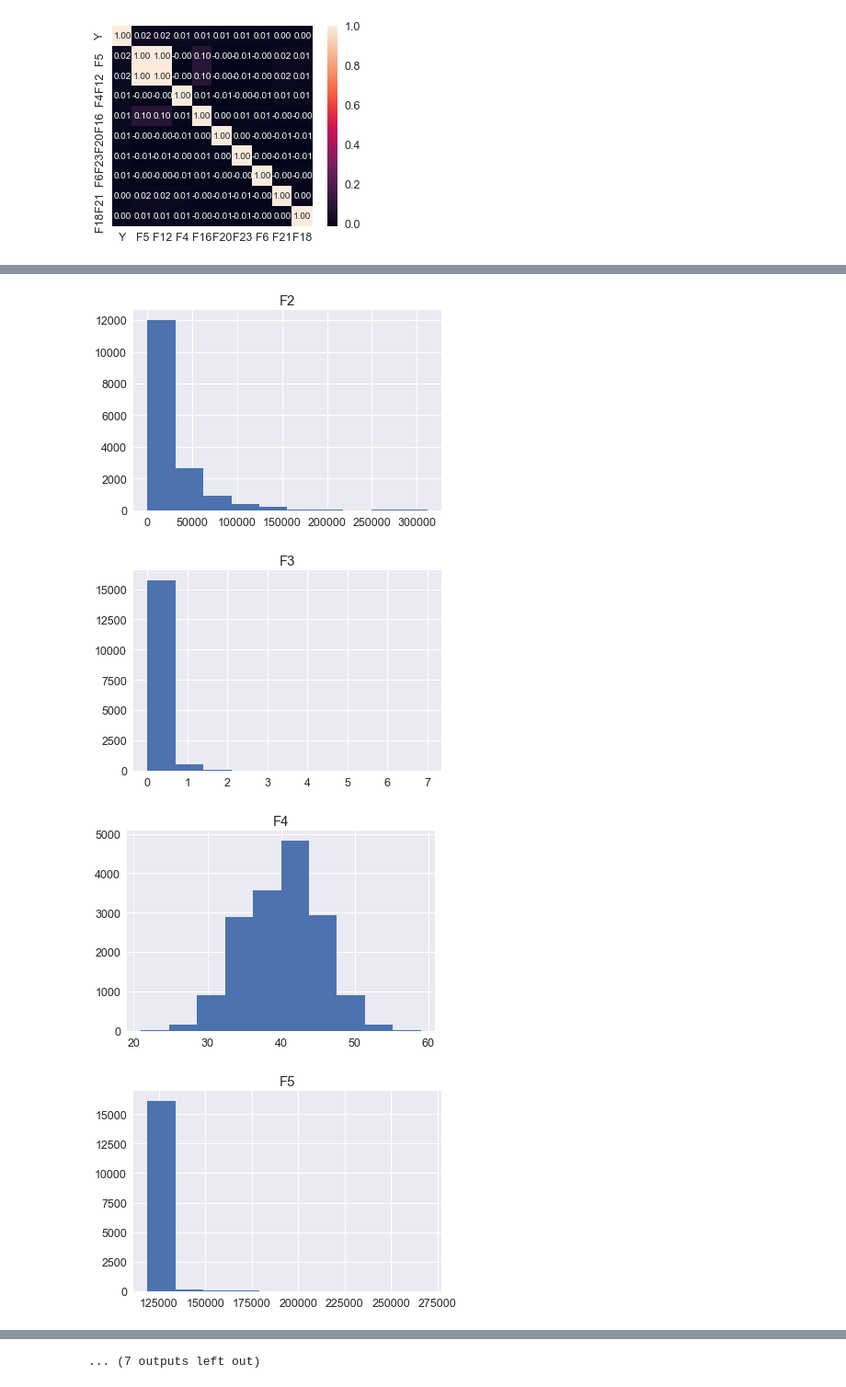
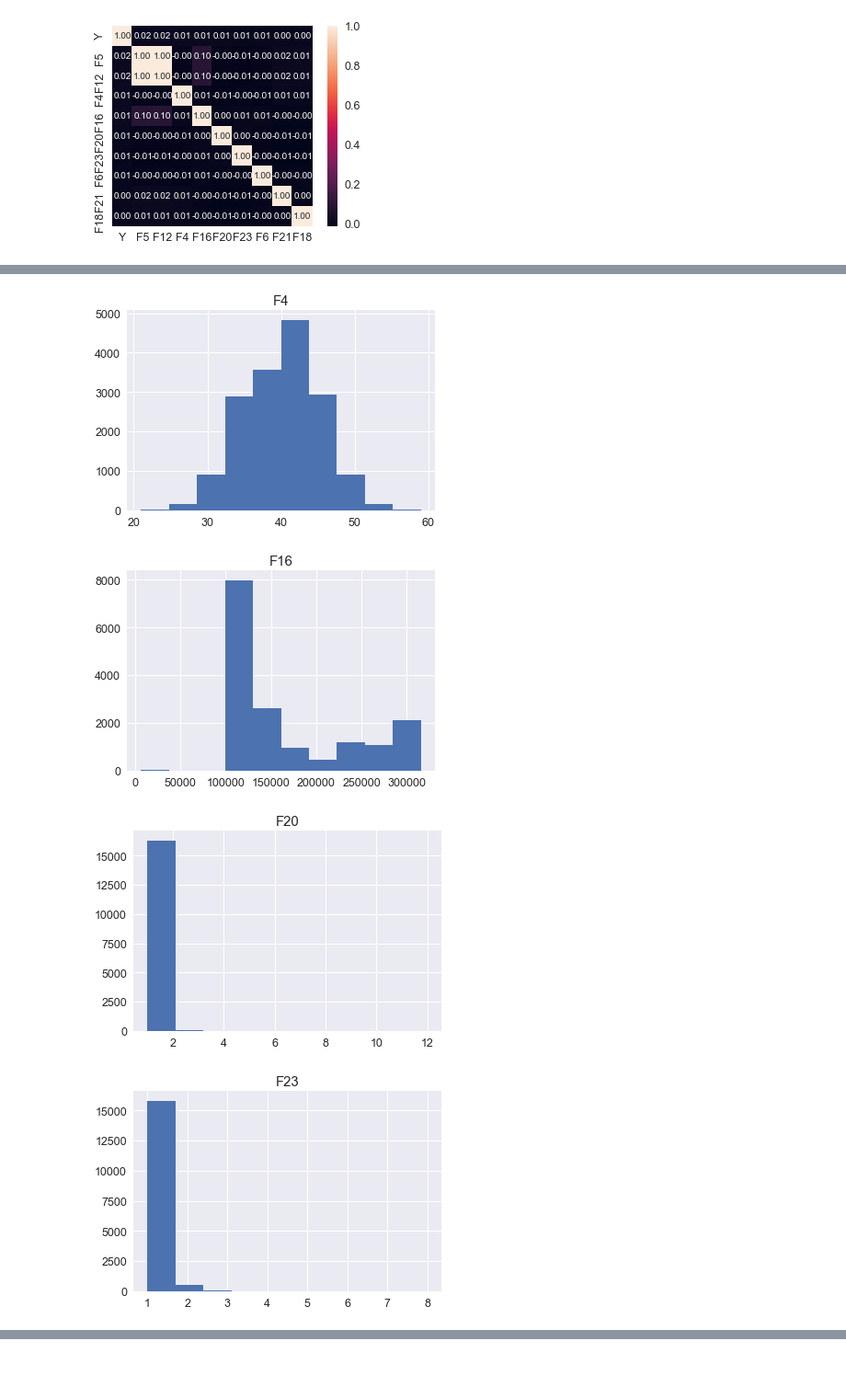
Before and after one commit to corbosiny/KaggleMidterm_EE379k, a Jupyter notebook: KaggleComp.ipynb, the cells around one changed output, grey strips where cells are left out. Shown at 92% size. Cells and saved outputs as stored; diff of their text form; code cells hidden in the pictures.

```diff
--- a/KaggleComp.ipynb
+++ b/KaggleComp.ipynb
@@ -140,6 +140,9 @@ trainCopy = trainCopy.drop(['F24', 'F13', 'F12', 'F17', 'F22'], 1)
 #alongside each graph we will print out the skewness and kurtosis of the data to give me some numerical feel to it's
 #skewness too
 
-for column in trainCopy.columns[2:]: #starting after the ID and Y column
+#NOTE: From here we're going to only use the features that have any correlation with Y, those features are:
+cols = ['F5', 'F4', 'F16', 'F20', 'F23']
+
+for column in cols: #starting after the ID and Y column
     trainCopy.hist(column= column)
 # %% [output]
@@ -147,4 +150,4 @@ for column in trainCopy.columns[2:]: #starting after the ID and Y column
-[figure, old version]
+[figure, new version]
-[figure, old version]
+[figure, new version]
-[figure, old version]
+[figure, new version]
-[figure, old version]
+[figure, new version]
@@ -158,2 +154 @@ for column in trainCopy.columns[2:]: #starting after the ID and Y column
-... (7 outputs left out)
 # %%
```
Also changed, not shown: parts of 10 cells of this notebook.
